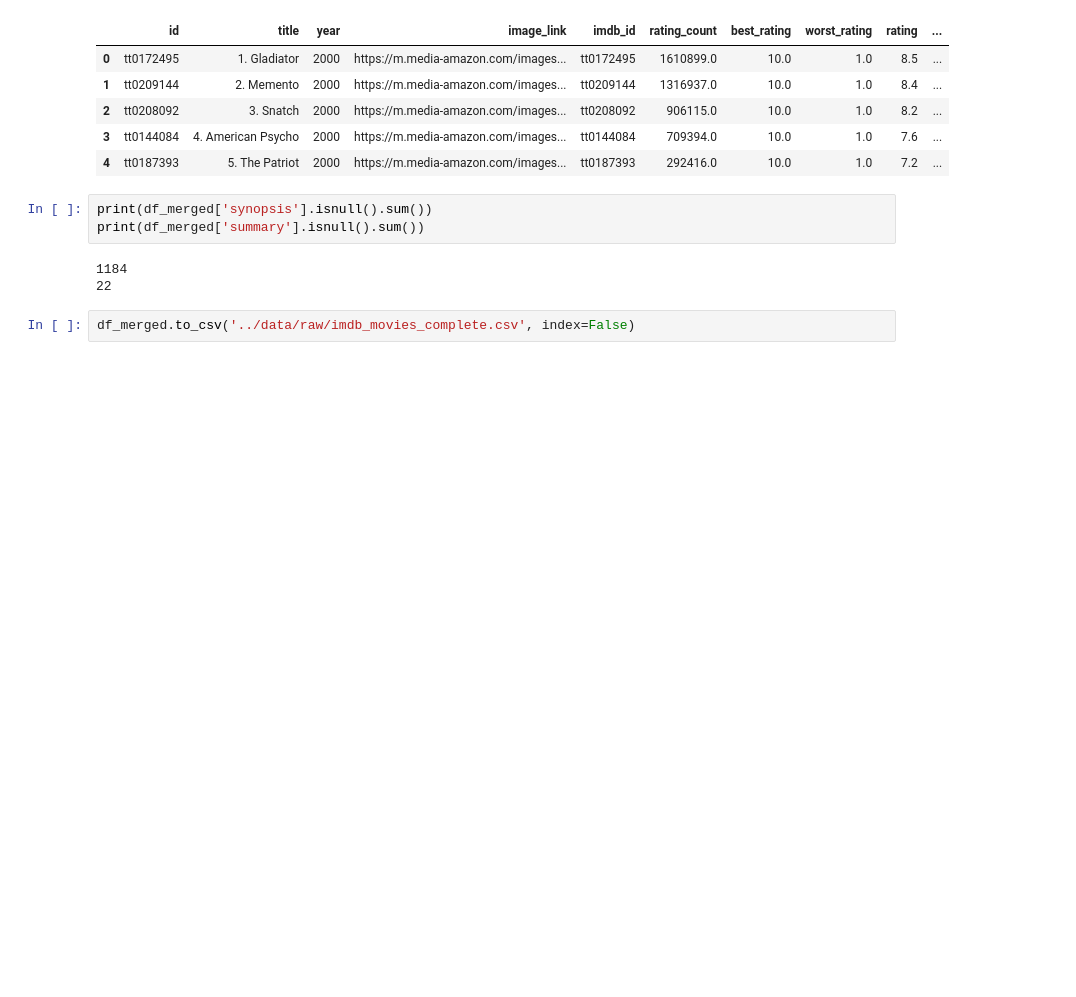
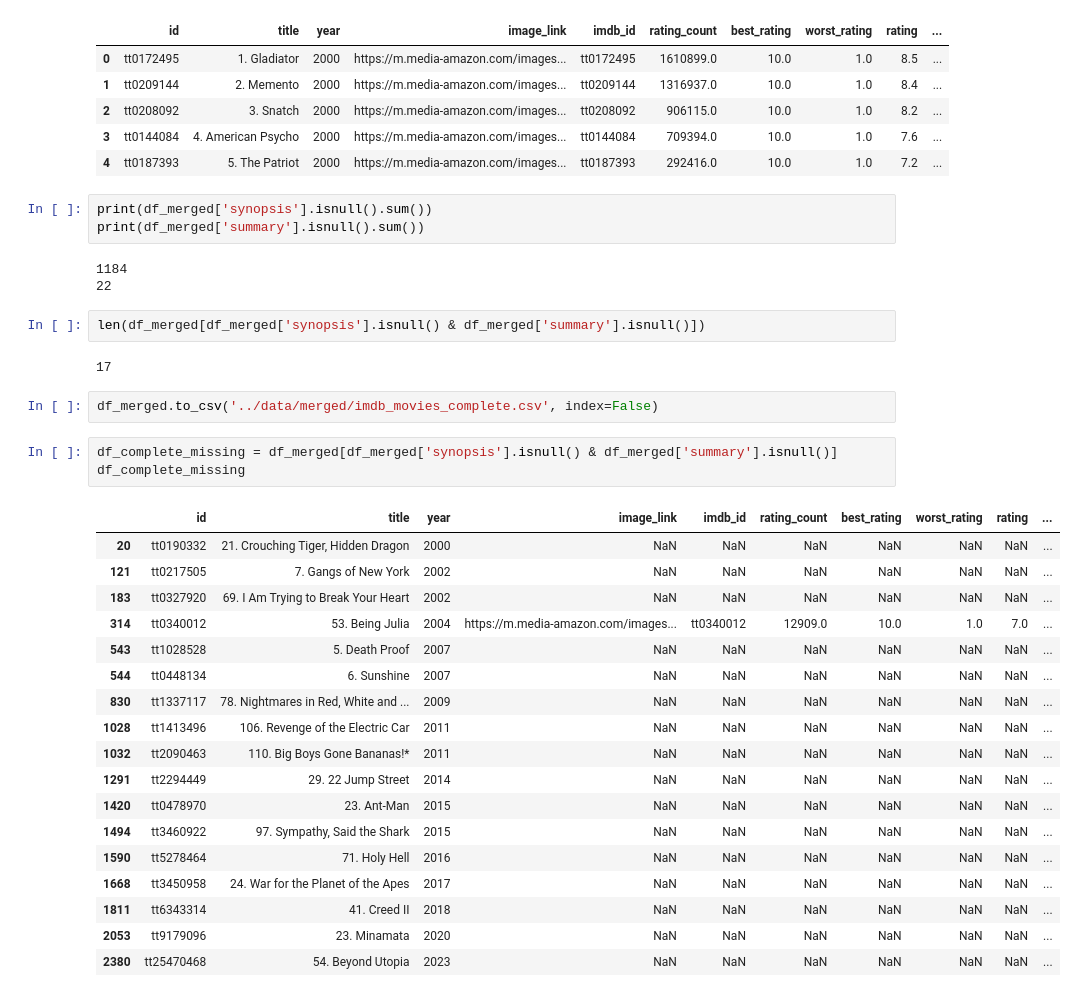
Before and after one commit to HemantRajSingh/MovieMatch, a Jupyter notebook: notebooks/dataset_merge.ipynb, the cells around one changed output. Saved outputs shown, nothing was run; the diff lists cells and outputs as text; blank space fills up the shorter version.

```diff
--- a/notebooks/dataset_merge.ipynb
+++ b/notebooks/dataset_merge.ipynb
@@ -230,5 +238,31 @@ print(df_merged['summary'].isnull().sum())
 # %% [output]
 1184
 22
+# %%
+len(df_merged[df_merged['synopsis'].isnull() & df_merged['summary'].isnull()])
+# %% [output]
+17
 # %%
-df_merged.to_csv('../data/raw/imdb_movies_complete.csv', index=False)
+df_merged.to_csv('../data/merged/imdb_movies_complete.csv', index=False)
+# %%
+df_complete_missing = df_merged[df_merged['synopsis'].isnull() & df_merged['summary'].isnull()]
+df_complete_missing
+# %% [output]
+|  | id | title | year | image_link | imdb_id | rating_count | best_rating | worst_rating | rating | ... |
+| 20 | tt0190332 | 21. Crouching Tiger, Hidden Dragon | 2000 | NaN | NaN | NaN | NaN | NaN | NaN | ... |
+| 121 | tt0217505 | 7. Gangs of New York | 2002 | NaN | NaN | NaN | NaN | NaN | NaN | ... |
+| 183 | tt0327920 | 69. I Am Trying to Break Your Heart | 2002 | NaN | NaN | NaN | NaN | NaN | NaN | ... |
+| 314 | tt0340012 | 53. Being Julia | 2004 | https://m.media-amazon.com/images... | tt0340012 | 12909.0 | 10.0 | 1.0 | 7.0 | ... |
+| 543 | tt1028528 | 5. Death Proof | 2007 | NaN | NaN | NaN | NaN | NaN | NaN | ... |
+| 544 | tt0448134 | 6. Sunshine | 2007 | NaN | NaN | NaN | NaN | NaN | NaN | ... |
+| 830 | tt1337117 | 78. Nightmares in Red, White and ... | 2009 | NaN | NaN | NaN | NaN | NaN | NaN | ... |
+| 1028 | tt1413496 | 106. Revenge of the Electric Car | 2011 | NaN | NaN | NaN | NaN | NaN | NaN | ... |
+| 1032 | tt2090463 | 110. Big Boys Gone Bananas!* | 2011 | NaN | NaN | NaN | NaN | NaN | NaN | ... |
+| 1291 | tt2294449 | 29. 22 Jump Street | 2014 | NaN | NaN | NaN | NaN | NaN | NaN | ... |
+| 1420 | tt0478970 | 23. Ant-Man | 2015 | NaN | NaN | NaN | NaN | NaN | NaN | ... |
+| 1494 | tt3460922 | 97. Sympathy, Said the Shark | 2015 | NaN | NaN | NaN | NaN | NaN | NaN | ... |
+| 1590 | tt5278464 | 71. Holy Hell | 2016 | NaN | NaN | NaN | NaN | NaN | NaN | ... |
+| 1668 | tt3450958 | 24. War for the Planet of the Apes | 2017 | NaN | NaN | NaN | NaN | NaN | NaN | ... |
+| 1811 | tt6343314 | 41. Creed II | 2018 | NaN | NaN | NaN | NaN | NaN | NaN | ... |
+| 2053 | tt9179096 | 23. Minamata | 2020 | NaN | NaN | NaN | NaN | NaN | NaN | ... |
+| 2380 | tt25470468 | 54. Beyond Utopia | 2023 | NaN | NaN | NaN | NaN | NaN | NaN | ... |
```
Also changed, not shown: parts of 7 cells of this notebook, 10 other files.
